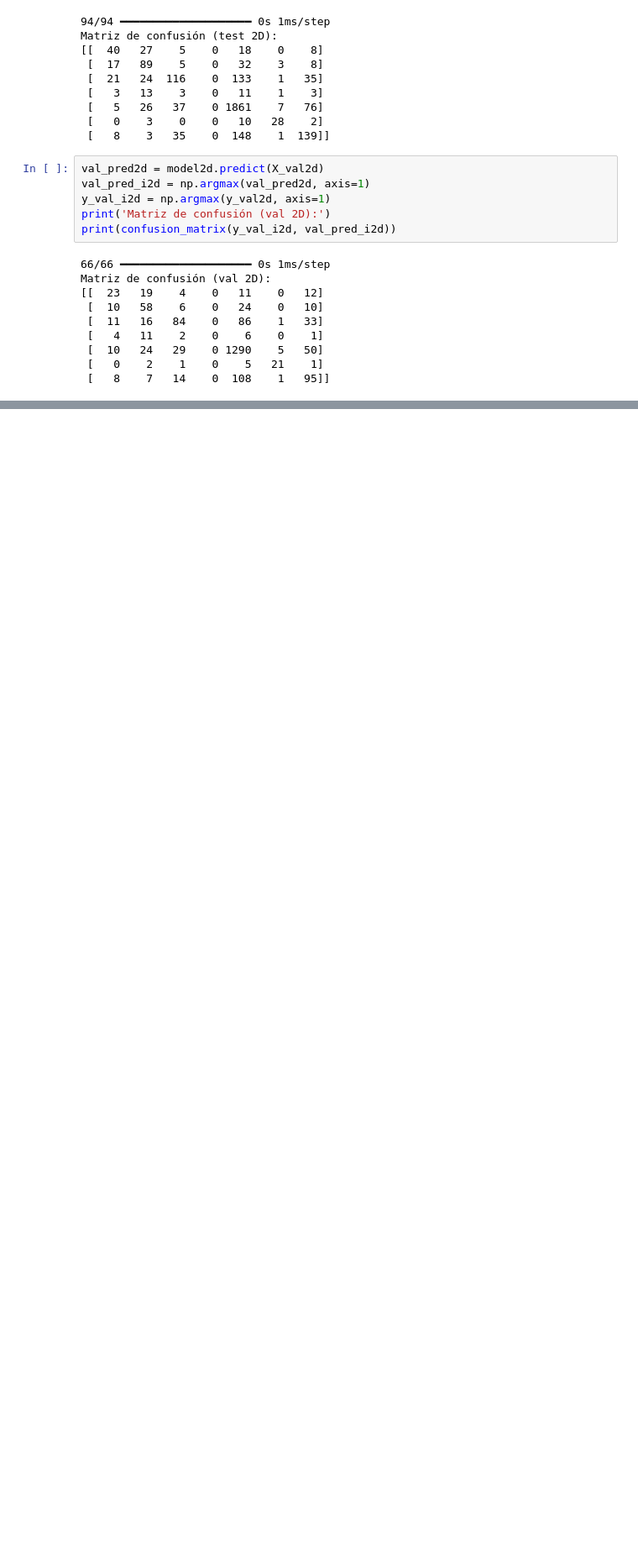
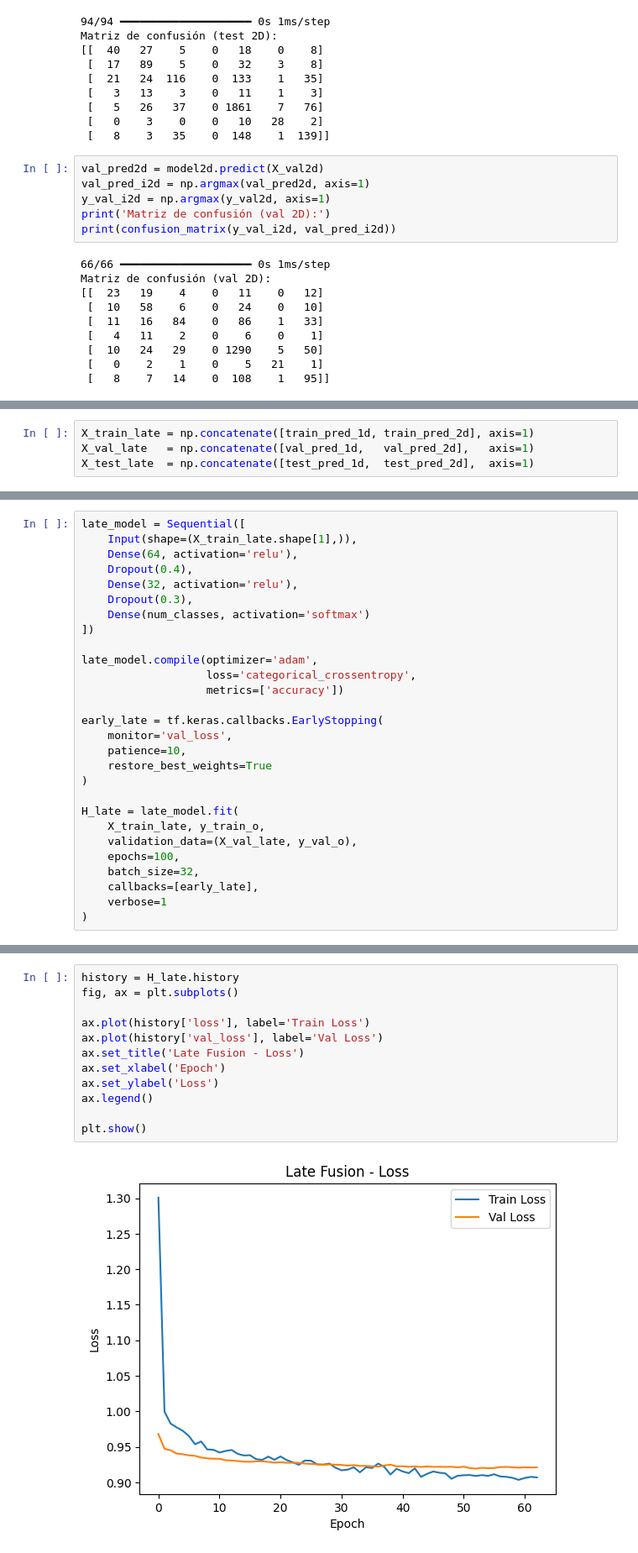
Before and after one commit to juanramirez871/deep_learning-keepcoding-prueba, a Jupyter notebook: solucion-enunciado.ipynb, the cells around one changed output, grey strips where cells are left out. Shown at 84% size. Cells and saved outputs as stored; diff of their text form; blank space fills up the shorter version.

```diff
--- a/solucion-enunciado.ipynb
+++ b/solucion-enunciado.ipynb
@@ -353,0 +385,4 @@ Matriz de confusión (val 2D):
+# %%
+X_train_late = np.concatenate([train_pred_1d, train_pred_2d], axis=1)
+X_val_late   = np.concatenate([val_pred_1d,   val_pred_2d],   axis=1)
+X_test_late  = np.concatenate([test_pred_1d,  test_pred_2d],  axis=1)
@@ -353,0 +391,28 @@ Matriz de confusión (val 2D):
+# %%
+late_model = Sequential([
+    Input(shape=(X_train_late.shape[1],)),
+    Dense(64, activation='relu'),
+    Dropout(0.4),
+    Dense(32, activation='relu'),
+    Dropout(0.3),
+    Dense(num_classes, activation='softmax')
+])
+
+late_model.compile(optimizer='adam',
+                   loss='categorical_crossentropy',
+                   metrics=['accuracy'])
+
+early_late = tf.keras.callbacks.EarlyStopping(
+    monitor='val_loss',
+    patience=10,
+    restore_best_weights=True
+)
+
+H_late = late_model.fit(
+    X_train_late, y_train_o,
+    validation_data=(X_val_late, y_val_o),
+    epochs=100,
+    batch_size=32,
+    callbacks=[early_late],
+    verbose=1
+)
@@ -353,0 +439,14 @@ Matriz de confusión (val 2D):
+# %%
+history = H_late.history
+fig, ax = plt.subplots()
+
+ax.plot(history['loss'], label='Train Loss')
+ax.plot(history['val_loss'], label='Val Loss')
+ax.set_title('Late Fusion - Loss')
+ax.set_xlabel('Epoch')
+ax.set_ylabel('Loss')
+ax.legend()
+
+plt.show()
+# %% [output]
+[figure, added]
```
Also changed, not shown: parts of 17 cells of this notebook, 1 other file.
